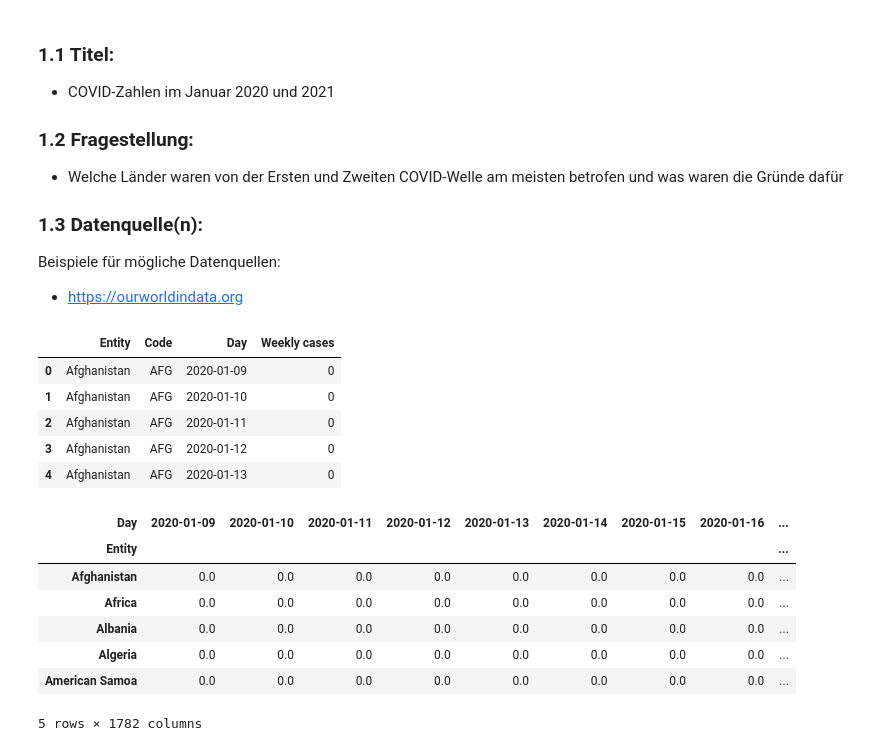
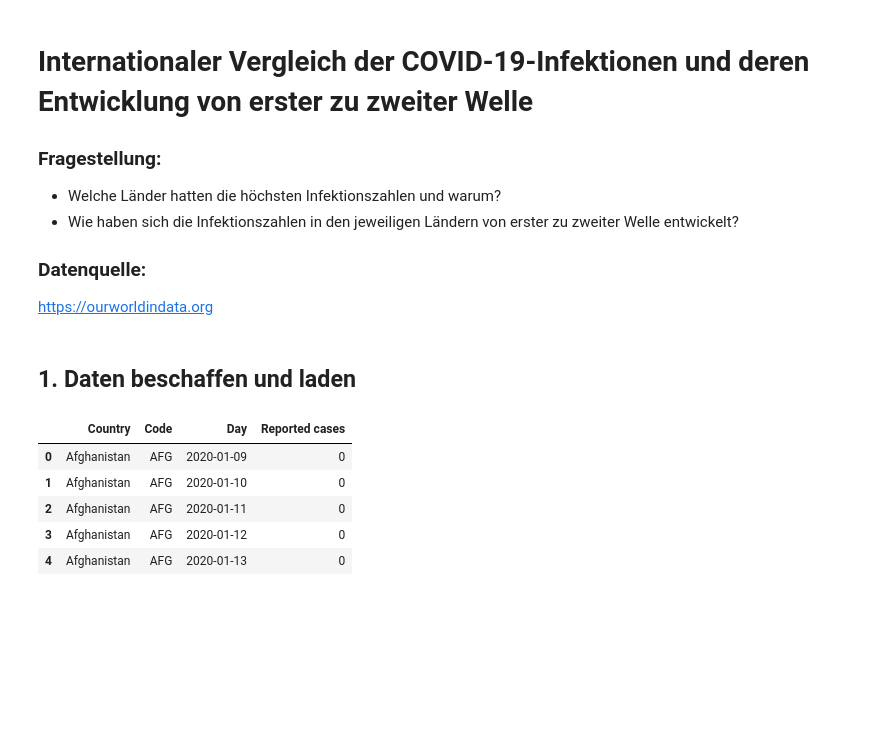
Before and after one commit to dieratob/LN-2_Informatik, a Jupyter notebook: COVID_Zahlen_LN2.ipynb, the cells around one changed output. Drawn from its saved outputs; the diff is of its cells as text; code cells hidden in the pictures; blank space fills up the shorter version.

```diff
--- a/COVID_Zahlen_LN2.ipynb
+++ b/COVID_Zahlen_LN2.ipynb
@@ -1,38 +1,28 @@
 # %% [markdown]
-### 1.1 Titel:
-- COVID-Zahlen im Januar 2020 und 2021
-### 1.2 Fragestellung:
-- Welche Länder waren von der Ersten und Zweiten COVID-Welle am meisten betrofen und was waren die Gründe dafür
-### 1.3 Datenquelle(n):
-Beispiele für mögliche Datenquellen:
-- https://ourworldindata.org
+# Internationaler Vergleich der COVID-19-Infektionen und deren Entwicklung von erster zu zweiter Welle
+
+### Fragestellung:
+- Welche Länder hatten die höchsten Infektionszahlen und warum?
+- Wie haben sich die Infektionszahlen in den jeweiligen Ländern von erster zu zweiter Welle entwickelt?
+
+### Datenquelle:
+https://ourworldindata.org
+# %% [markdown]
+## 1. Daten beschaffen und laden
 # %%
 import pandas as pd
 import matplotlib.pyplot as plt
 
 # CSV-Datei laden
-df = pd.read_csv("weekly-covid-cases.csv")  # Ersetze 'datei.csv' durch den Namen deiner Datei
-
+df = pd.read_csv("weekly-covid-cases.csv")
 # Die ersten 5 Zeilen anzeigen
 df = pd.read_csv('weekly-covid-cases.csv', skiprows=1,
-                names=["Entity","Code","Day","Weekly cases"])
+                names=["Country","Code","Day","Reported cases"])
 df.head()
 # %% [output]
-|  | Entity | Code | Day | Weekly cases |
+|  | Country | Code | Day | Reported cases |
 | 0 | Afghanistan | AFG | 2020-01-09 | 0 |
 | 1 | Afghanistan | AFG | 2020-01-10 | 0 |
 | 2 | Afghanistan | AFG | 2020-01-11 | 0 |
 | 3 | Afghanistan | AFG | 2020-01-12 | 0 |
 | 4 | Afghanistan | AFG | 2020-01-13 | 0 |
-# %%
-df_pivot = df.pivot(index="Entity", columns="Day", values="Weekly cases")
-df_pivot.head()
-# %% [output]
-| Day | 2020-01-09 | 2020-01-10 | 2020-01-11 | 2020-01-12 | 2020-01-13 | 2020-01-14 | 2020-01-15 | 2020-01-16 | ... |
-| Entity |  |  |  |  |  |  |  |  | ... |
-| Afghanistan | 0.0 | 0.0 | 0.0 | 0.0 | 0.0 | 0.0 | 0.0 | 0.0 | ... |
-| Africa | 0.0 | 0.0 | 0.0 | 0.0 | 0.0 | 0.0 | 0.0 | 0.0 | ... |
-| Albania | 0.0 | 0.0 | 0.0 | 0.0 | 0.0 | 0.0 | 0.0 | 0.0 | ... |
-| Algeria | 0.0 | 0.0 | 0.0 | 0.0 | 0.0 | 0.0 | 0.0 | 0.0 | ... |
-| American Samoa | 0.0 | 0.0 | 0.0 | 0.0 | 0.0 | 0.0 | 0.0 | 0.0 | ... |
-5 rows × 1782 columns
```
Also changed, not shown: parts of 20 cells of this notebook, 1 other file.
